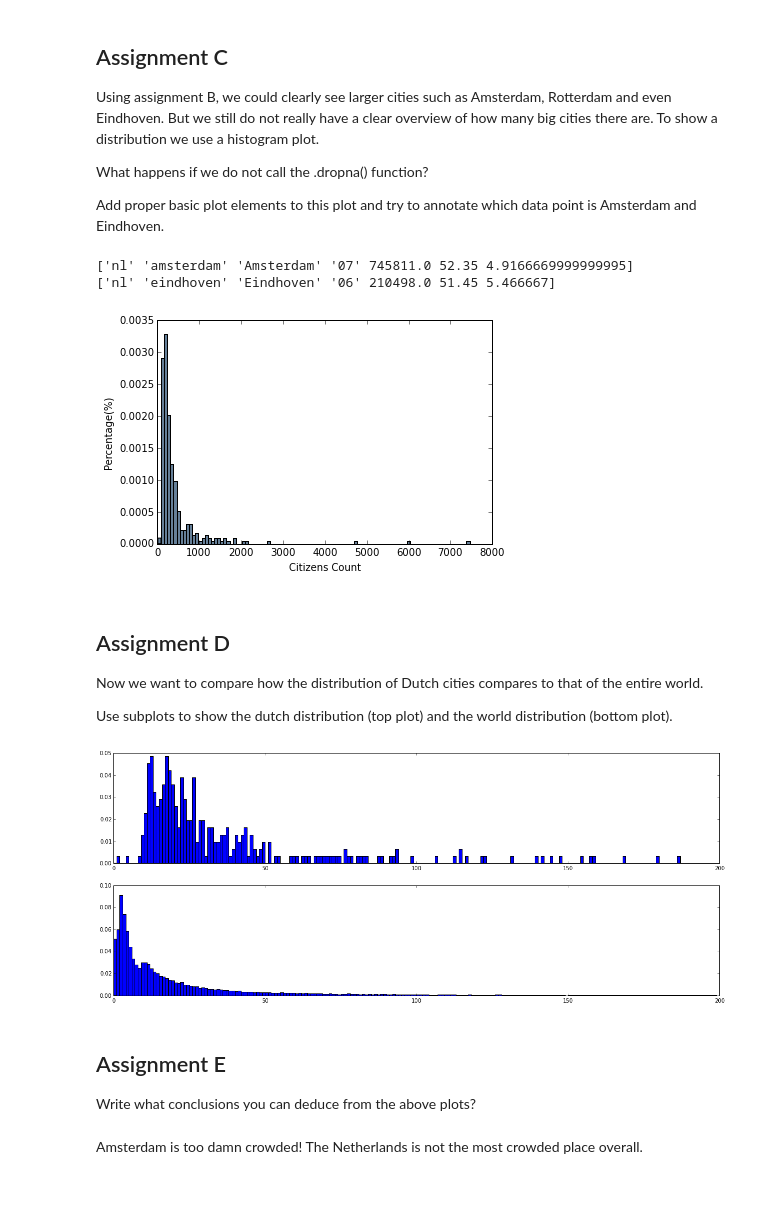
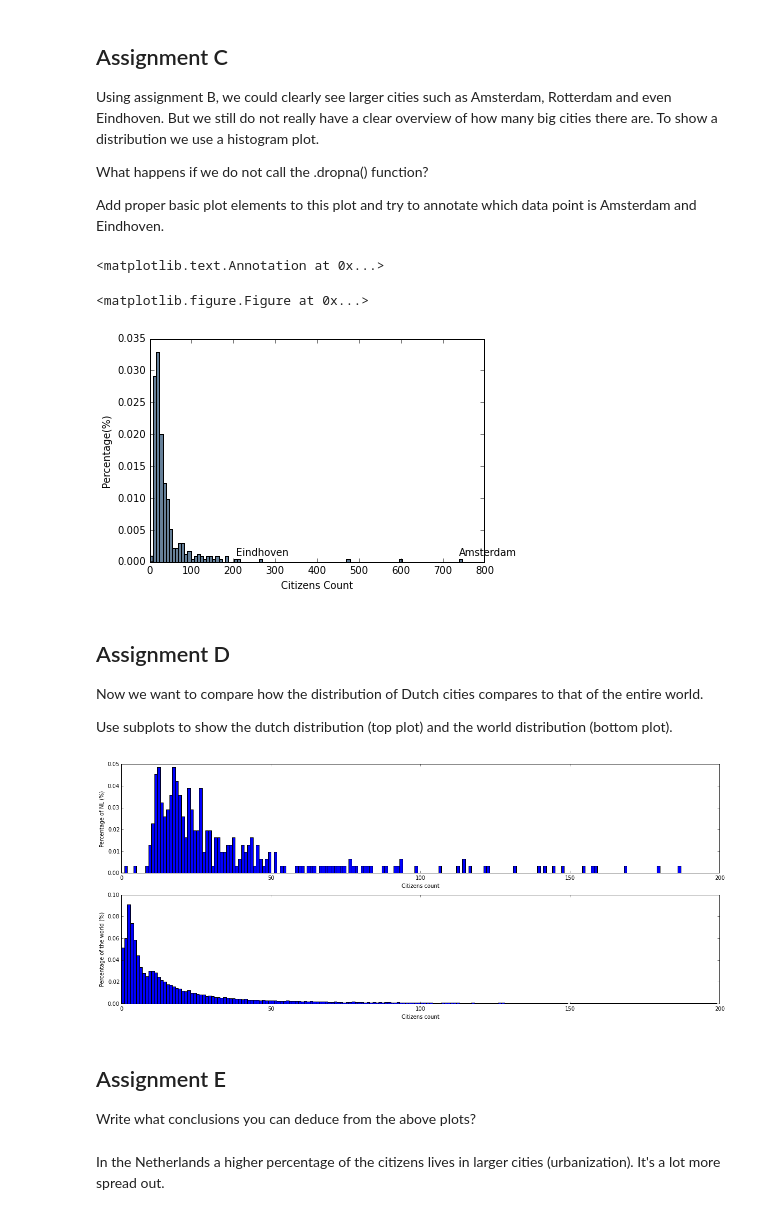
Before and after one commit to SpaceK33z/applied-data-science, a Jupyter notebook: Assignments/DV02-Assignment-03.ipynb, the cells around one changed output. Cells and saved outputs as stored; diff of their text form; code cells hidden in the pictures.

```diff
--- a/Assignments/DV02-Assignment-03.ipynb
+++ b/Assignments/DV02-Assignment-03.ipynb
@@ -111,27 +111,19 @@ Add proper basic plot elements to this plot and try to annotate which data point
 # %%
 import math
 
 plt.figure();
 ax = plt.subplots()
 r="j"
-tmp =np.asarray(dutch_cities)
-x =np.asarray(dutch_cities.dropna().Population/100)
+x =np.asarray(dutch_cities.dropna().Population/1000)
 plt.hist(x, 100, normed=1,color=(.4, .5, .6));
 plt.xlabel('Citizens Count')
 plt.ylabel('Percentage(%)')
-# ax.text()
-for w in tmp:
-    if w[1]=='amsterdam':
-        plt.annotate("Amsterdamn",xy=(2,45), xycoords='data', xytext=(10,48),
-                     textcoords='data',arrowprops=dict(arrowstyle="->",
-                            connectionstyle="arc3"))
-        print(w)
-    elif w[1]=='eindhoven':
-        print(w)
+plt.annotate('Amsterdam', xy=(740, 0.001))
+plt.annotate('Eindhoven', xy=(210, 0.001))
 # %% [output]
-['nl' 'amsterdam' 'Amsterdam' '07' 745811.0 52.35 4.9166669999999995]
-['nl' 'eindhoven' 'Eindhoven' '06' 210498.0 51.45 5.466667]
+<matplotlib.text.Annotation at 0x...>
+<matplotlib.figure.Figure at 0x...>
-[figure, old version]
+[figure, new version]
 # %% [markdown]
 ## Assignment D
 
@@ -142,13 +134,17 @@ Use subplots to show the dutch distribution (top plot) and the world distributio
 plt.figure(figsize=[20, 8]);
 plt.subplot(2,1,1)
 plt.hist(np.asarray(dutch_cities.dropna().Population/1000), bins=np.arange(0, 200, 1), normed=1)
+plt.xlabel('Citizens count')
+plt.ylabel('Percentage of NL (%)')
 plt.subplot(2,1,2)
-plt.hist(np.asarray(cities.dropna().Population/1000), bins=np.arange(0, 200, 1), normed=1);
+plt.hist(np.asarray(cities.dropna().Population/1000), bins=np.arange(0, 200, 1), normed=1)
+plt.xlabel('Citizens count')
+plt.ylabel('Percentage of the world (%)');
 # %% [output]
-[figure, old version]
+[figure, new version]
 # %% [markdown]
 ## Assignment E
 
 Write what conclusions you can deduce from the above plots?
-# %% [markdown]
-Amsterdam is too damn crowded! The Netherlands is not the most crowded place overall.
+# %% [markdown]
+In the Netherlands a higher percentage of the citizens lives in larger cities (urbanization). It's a lot more spread out.
```
Also changed, not shown: 26 other files.
